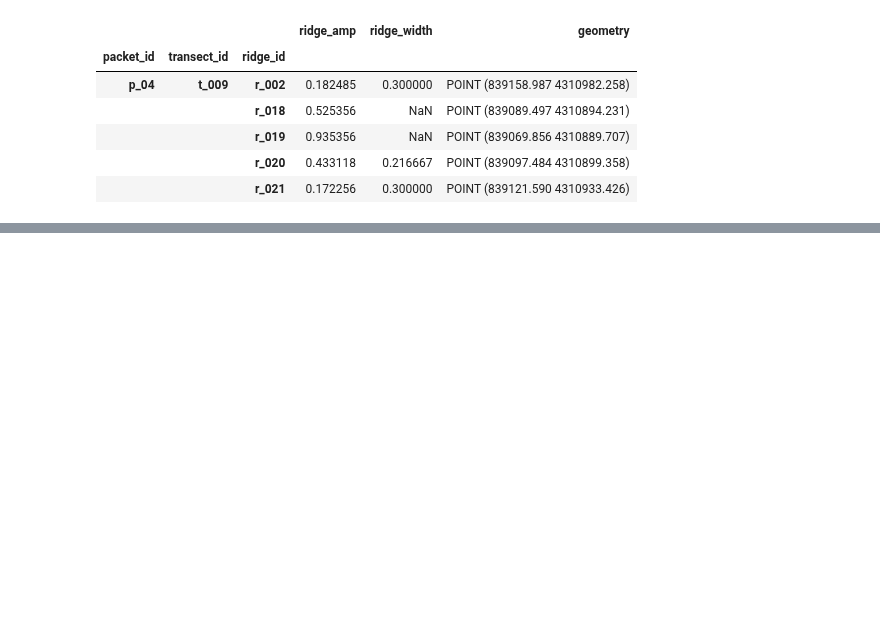
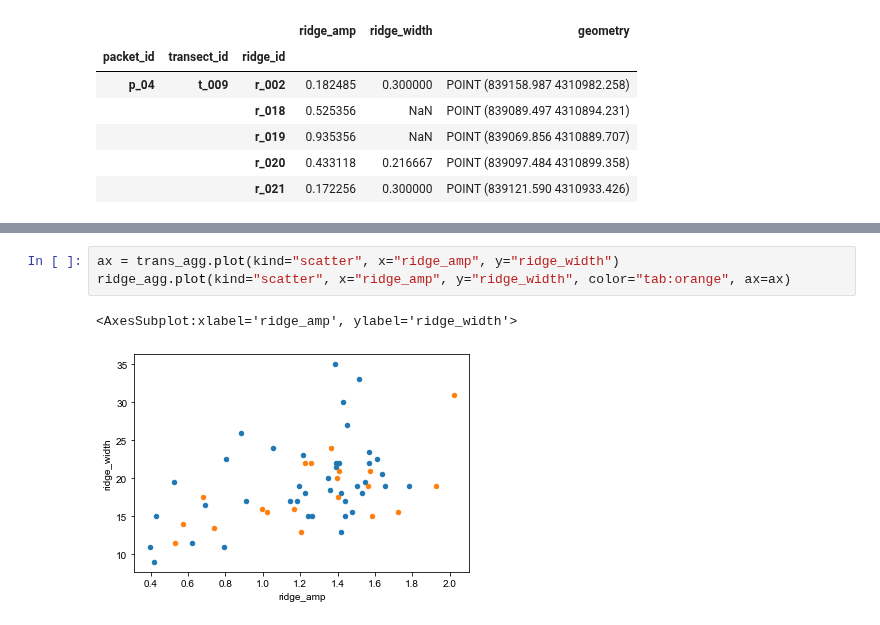
Before and after one commit to tamu-edu/scrollstats, a Jupyter notebook: Figure_BrazosBendsMultiScale.ipynb, the cells around one changed output, grey strips where cells are left out. Saved outputs shown, nothing was run; the diff lists cells and outputs as text; blank space fills up the shorter version.

```diff
--- a/Figure_BrazosBendsMultiScale.ipynb
+++ b/Figure_BrazosBendsMultiScale.ipynb
@@ -341,0 +359,6 @@ plt.savefig("test.png", dpi=300)
+# %%
+ax = trans_agg.plot(kind="scatter", x="ridge_amp", y="ridge_width")
+ridge_agg.plot(kind="scatter", x="ridge_amp", y="ridge_width", color="tab:orange", ax=ax)
+# %% [output]
+<AxesSubplot:xlabel='ridge_amp', ylabel='ridge_width'>
+[figure, added]
```
Also changed, not shown: parts of 9 cells of this notebook.
